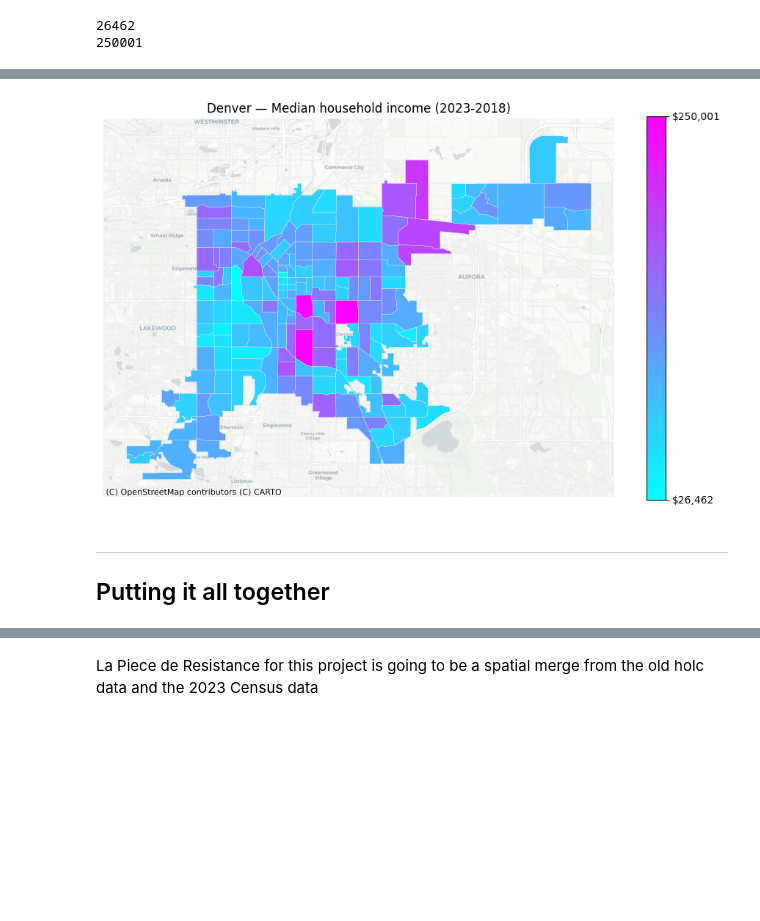
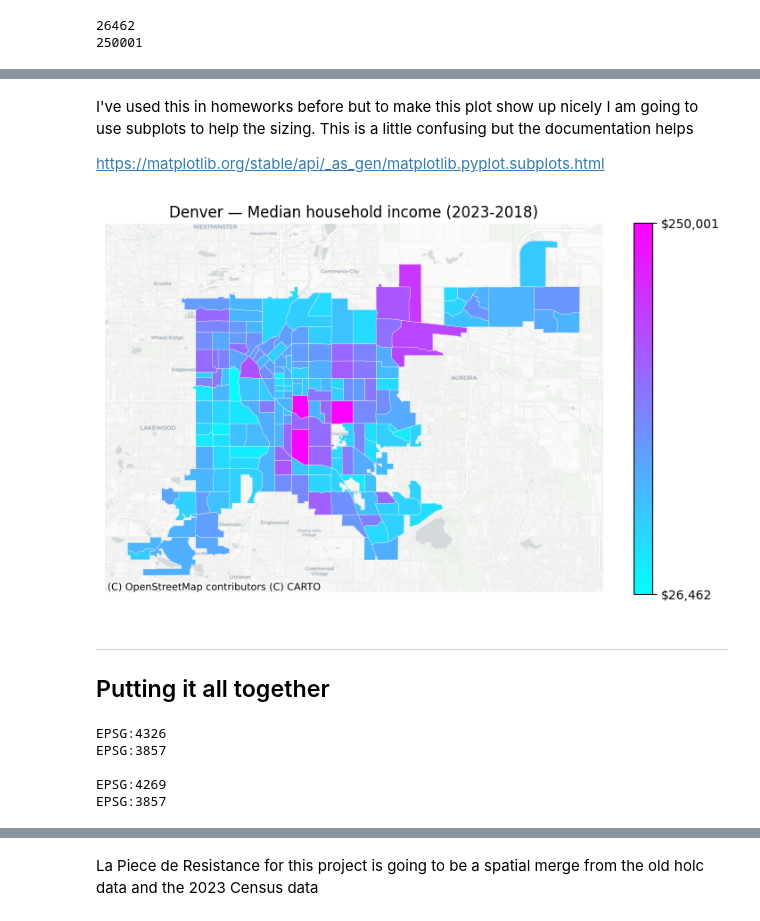
Before and after one commit to edde4107/INFO-2201-Final-Project, a Jupyter notebook: EDA.ipynb, the cells around one changed output, grey strips where cells are left out. Cells and saved outputs as stored; diff of their text form; code cells hidden in the pictures; blank space fills up the shorter version.

```diff
--- a/EDA.ipynb
+++ b/EDA.ipynb
@@ -3,8 +11,8 @@
 # %%
 import json, pandas as pd
 # %%
-with open('mappinginequality.json') as f:
-    historic_data = json.load(f)
+with open('mappinginequality.json') as file:
+    historic_data = json.load(file)
 
 # type(historic_data) # confirmed it is a dict
 historic_data.keys()
@@ -464,7 +470,7 @@ import requests
 # need to figure out which request I want to make
 # %%
 class CensusAPIrequester:
-    def __init__(self, year=2022):
+    def __init__(self, year):
         self.year = year
         self.base_url = f"https://api.census.gov/data/{self.year}/acs/acs5"
 
@@ -611,3 +625,4 @@ This is good since this tells us that it appears that the one huge outlier is he
 # %%
-census_merged_3875 = census_merged_3875.loc[census_merged_3875["median_income"] >= 0]
+census_merged = census_merged.loc[census_merged["median_income"] >= 0]
+#census_merged = census_merged.loc[census_merged["median_income"] <= 200000]
 # %%
@@ -622,8 +635,7 @@ There is still one outlier at $250,000 but I'm gonna leave it since I think it b
 # %%
-min_income = census_merged_3875["median_income"].min()
+min_income = census_merged["median_income"].min()
 print(min_income)
-# The min value was listed as -666666666 which actually reminds me I need to check this data for outliers
-max_income = census_merged_3875["median_income"].max()
+max_income = census_merged["median_income"].max()
 print(max_income)
 # %% [output]
 26462
@@ -631,26 +659,44 @@ print(max_income)
+# %% [markdown]
+I've used this in homeworks before but to make this plot show up nicely I am going to use subplots to help the sizing. This is a little confusing but the documentation helps
+
+https://matplotlib.org/stable/api/_as_gen/matplotlib.pyplot.subplots.html
 # %%
 fig, ax = plt.subplots(figsize=(9,9))
 census_merged_3875.plot(column="median_income",
        cmap="cool",
        legend=True,
        legend_kwds={
-              'ticks': [min_income, max_income], # Set ticks to only min and max
+              'ticks': [min_income, max_income], # Set ticks to only min and max to avoid crowding
               'format': '${x:,.0f}', # format as currency
               'shrink': 0.6
        },
        linewidth=0.2,
        edgecolor="white",
-       ax=ax)
+       ax=ax
+       )
 
 cx.add_basemap(ax, source=cx.providers.CartoDB.Positron, zoom=12)
 ax.set_title("Denver — Median household income (2023-2018)")
 ax.set_axis_off()
-plt.tight_layout()
 plt.show()
 # %% [output]
-[figure, old version]
+[figure, new version]
 # %% [markdown]
 -------------
 
 ## Putting it all together
+# %%
+# Sanity check
+# This is dumb buts its always good to double check
+print(denver_gdf.crs)
+print(denver_gdf_3857.crs)
+print()
+print(census_merged.crs)
+print(census_merged_3875.crs)
+# %% [output]
+EPSG:4326
+EPSG:3857
+
+EPSG:4269
+EPSG:3857
 # %%
```
Also changed, not shown: parts of 54 cells of this notebook, 6 other files.
